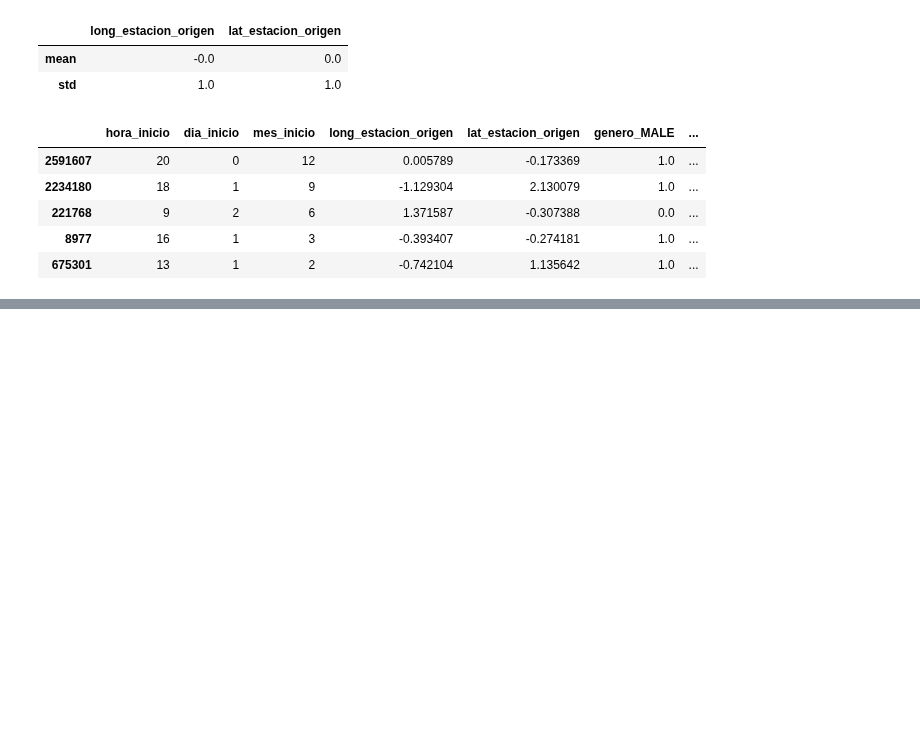
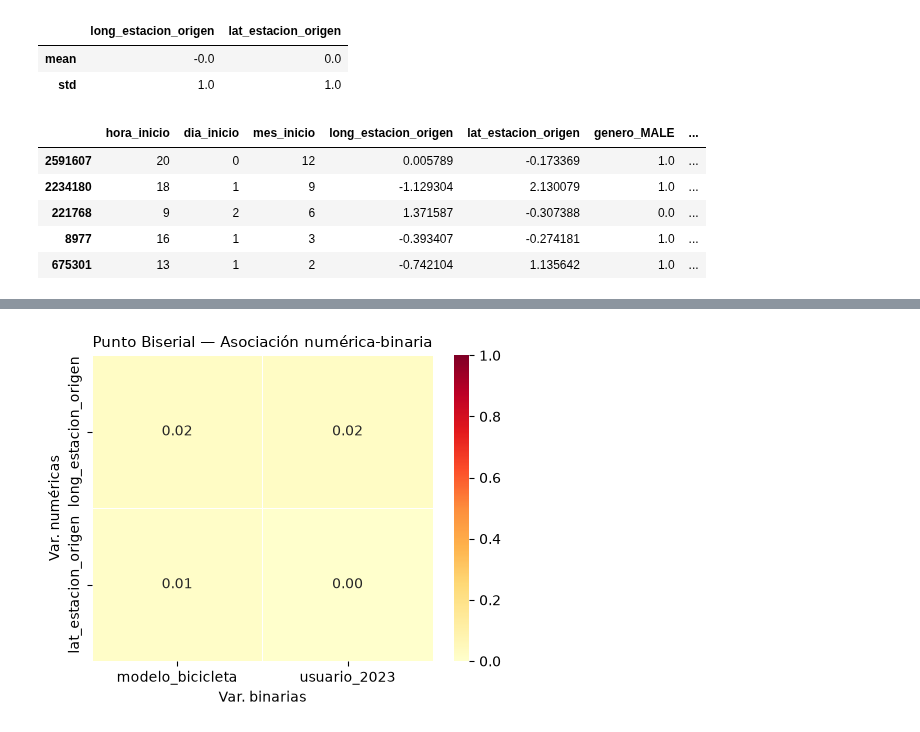
Before and after one commit to brigere/data-anlysis-ceia, a Jupyter notebook: tp_final_2026.ipynb, the cells around one changed output, grey strips where cells are left out. Cells and saved outputs as stored; diff of their text form; code cells hidden in the pictures; blank space fills up the shorter version.

```diff
--- a/tp_final_2026.ipynb
+++ b/tp_final_2026.ipynb
@@ -1764,0 +1833,22 @@ display(X_test_scaled.head())
+# %%
+# Punto biserial (numérica - binaria)
+pb_mat = pd.DataFrame(index=num_features, columns=bin_features, dtype=float)
+
+for num_col in num_features:
+    for bin_col in bin_features:
+        num = X_asoc[num_col]
+        bn = X_asoc[bin_col].cat.codes   # 0/1
+        r, p = pointbiserialr(bn, num)   # solo nos interesa r
+        pb_mat.loc[num_col, bin_col] = abs(r)
+
+fig, ax = plt.subplots(figsize=(5, 4))
+sns.heatmap(pb_mat.astype(float), annot=True, fmt=".2f", cmap="YlOrRd",
+            vmin=0, vmax=1, linewidths=0.5, ax=ax)
+
+ax.set_title("Punto Biserial — Asociación numérica-binaria", fontsize=11)
+ax.set_xlabel("Var. binarias")
+ax.set_ylabel("Var. numéricas")
+plt.tight_layout()
+plt.show()
+# %% [output]
+[figure, added]
```
Also changed, not shown: parts of 19 cells of this notebook.
